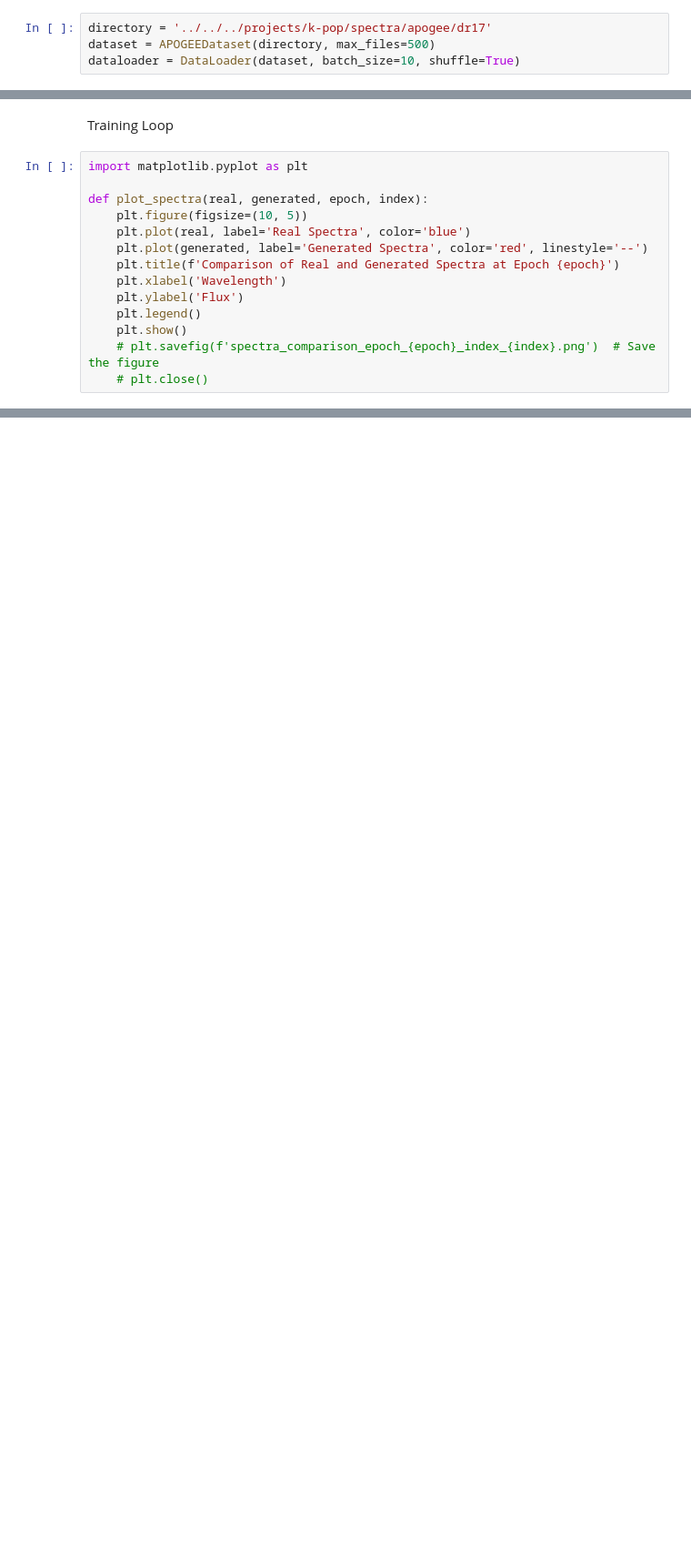
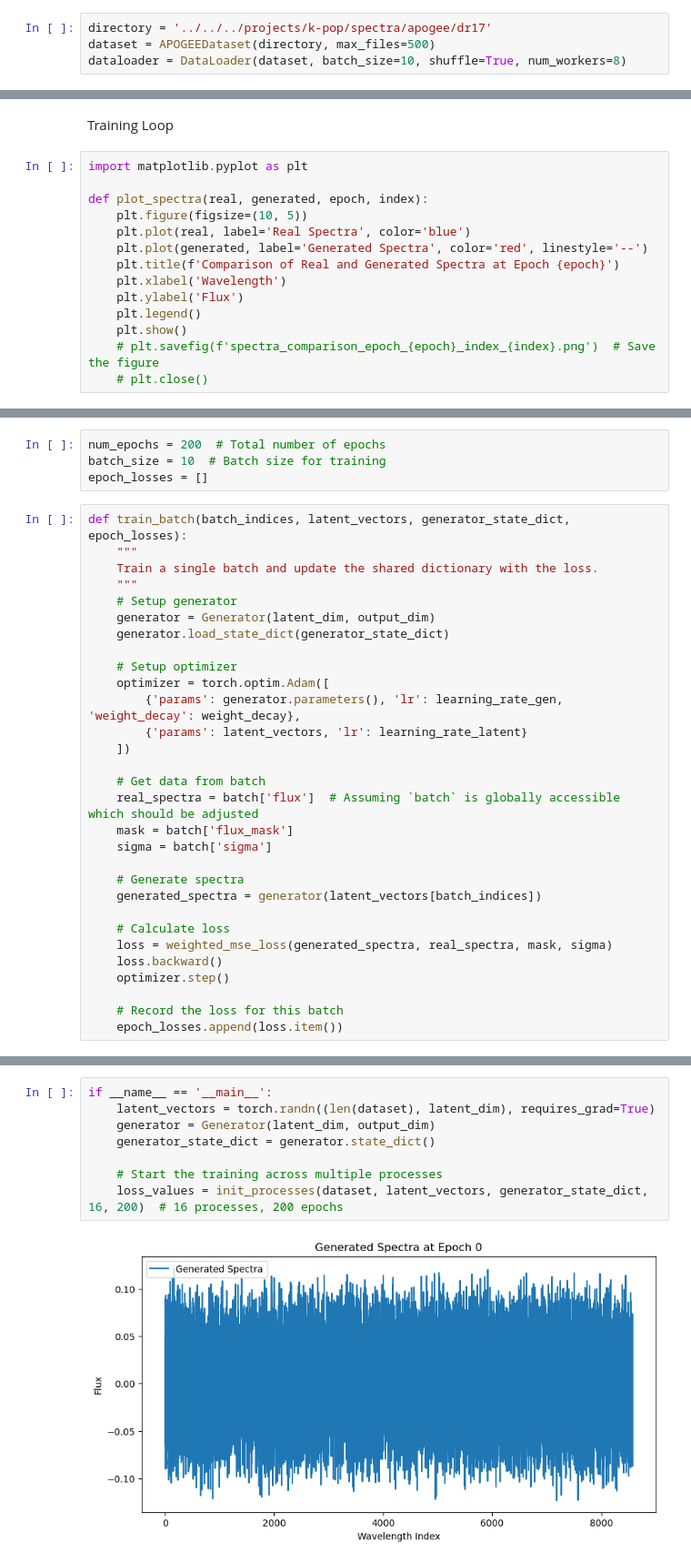
Before and after one commit to amirabezine/DeepSpectra, a Jupyter notebook: GLO.ipynb, the cells around one changed output, grey strips where cells are left out. Shown at 91% size. Saved outputs shown, nothing was run; the diff lists cells and outputs as text; blank space fills up the shorter version.

```diff
--- a/GLO.ipynb
+++ b/GLO.ipynb
@@ -13,7 +28,7 @@ import torch.nn as nn
 # %%
 directory = '../../../projects/k-pop/spectra/apogee/dr17'
 dataset = APOGEEDataset(directory, max_files=500)
-dataloader = DataLoader(dataset, batch_size=10, shuffle=True)
+dataloader = DataLoader(dataset, batch_size=10, shuffle=True, num_workers=8)
 # %%
 class Generator(nn.Module):
     def __init__(self, latent_dim, output_dim):
@@ -162,0 +175,34 @@ Epoch 50/200, Loss: 0.027326393872499466
+# %%
+num_epochs = 200  # Total number of epochs
+batch_size = 10  # Batch size for training
+epoch_losses = []
+# %%
+def train_batch(batch_indices, latent_vectors, generator_state_dict, epoch_losses):
+    """
+    Train a single batch and update the shared dictionary with the loss.
+    """
+    # Setup generator
+    generator = Generator(latent_dim, output_dim)
+    generator.load_state_dict(generator_state_dict)
+
+    # Setup optimizer
+    optimizer = torch.optim.Adam([
+        {'params': generator.parameters(), 'lr': learning_rate_gen, 'weight_decay': weight_decay},
+        {'params': latent_vectors, 'lr': learning_rate_latent}
+    ])
+
+    # Get data from batch
+    real_spectra = batch['flux']  # Assuming `batch` is globally accessible which should be adjusted
+    mask = batch['flux_mask']
+    sigma = batch['sigma']
+
+    # Generate spectra
+    generated_spectra = generator(latent_vectors[batch_indices])
+
+    # Calculate loss
+    loss = weighted_mse_loss(generated_spectra, real_spectra, mask, sigma)
+    loss.backward()
+    optimizer.step()
+
+    # Record the loss for this batch
+    epoch_losses.append(loss.item())
@@ -162,0 +259,10 @@ Epoch 50/200, Loss: 0.027326393872499466
+# %%
+if __name__ == '__main__':
+    latent_vectors = torch.randn((len(dataset), latent_dim), requires_grad=True)
+    generator = Generator(latent_dim, output_dim)
+    generator_state_dict = generator.state_dict()
+
+    # Start the training across multiple processes
+    loss_values = init_processes(dataset, latent_vectors, generator_state_dict, 16, 200)  # 16 processes, 200 epochs
+# %% [output]
+[figure, added]
```
Also changed, not shown: parts of 15 cells of this notebook, 3 other files.
